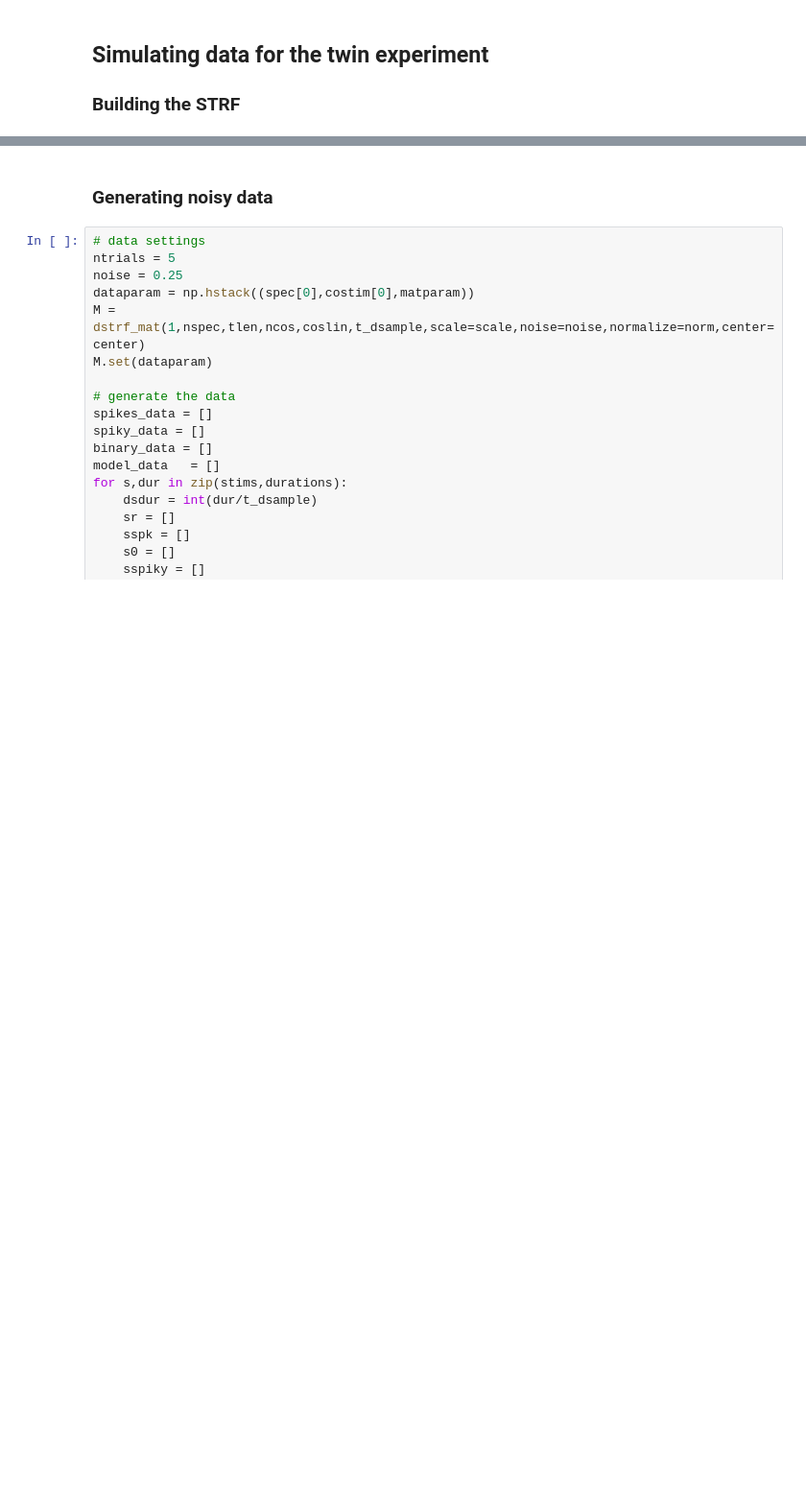
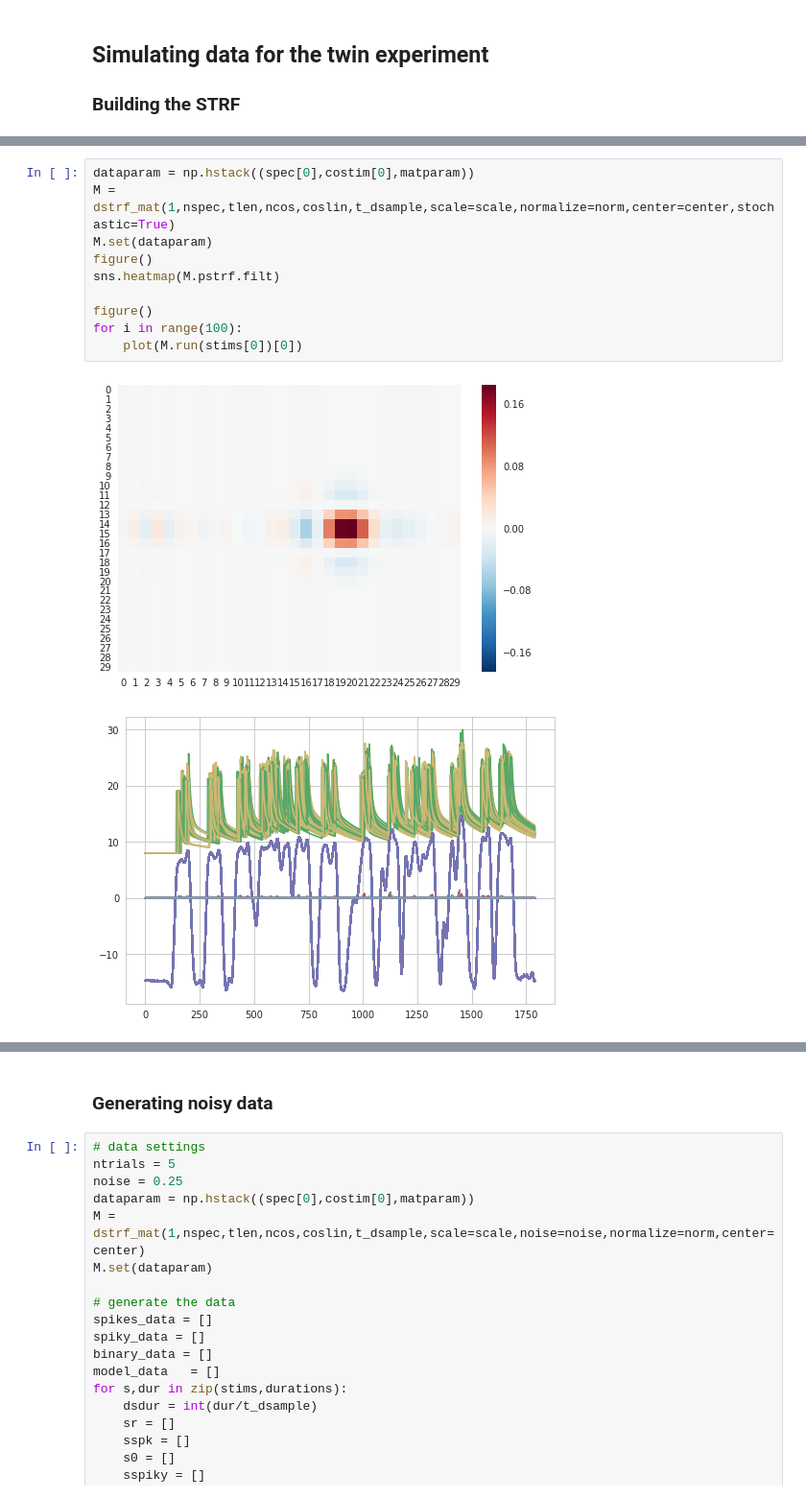
Before and after one commit to melizalab/dstrf, a Jupyter notebook: mat/mat_dstrf_twin.ipynb, the cells around one changed output, grey strips where cells are left out. Shown at 96% size. Saved outputs shown, nothing was run; the diff lists cells and outputs as text; blank space fills up the shorter version.

```diff
--- a/mat/mat_dstrf_twin.ipynb
+++ b/mat/mat_dstrf_twin.ipynb
@@ -103,0 +104,13 @@ matparam  = [10,2,0,8]
+# %%
+dataparam = np.hstack((spec[0],costim[0],matparam))
+M = dstrf_mat(1,nspec,tlen,ncos,coslin,t_dsample,scale=scale,normalize=norm,center=center,stochastic=True)
+M.set(dataparam)
+figure()
+sns.heatmap(M.pstrf.filt)
+
+figure()
+for i in range(100):
+    plot(M.run(stims[0])[0])
+# %% [output]
+[figure, added]
+[figure, added]
```
Also changed, not shown: parts of 3 cells of this notebook, 10 other files.
